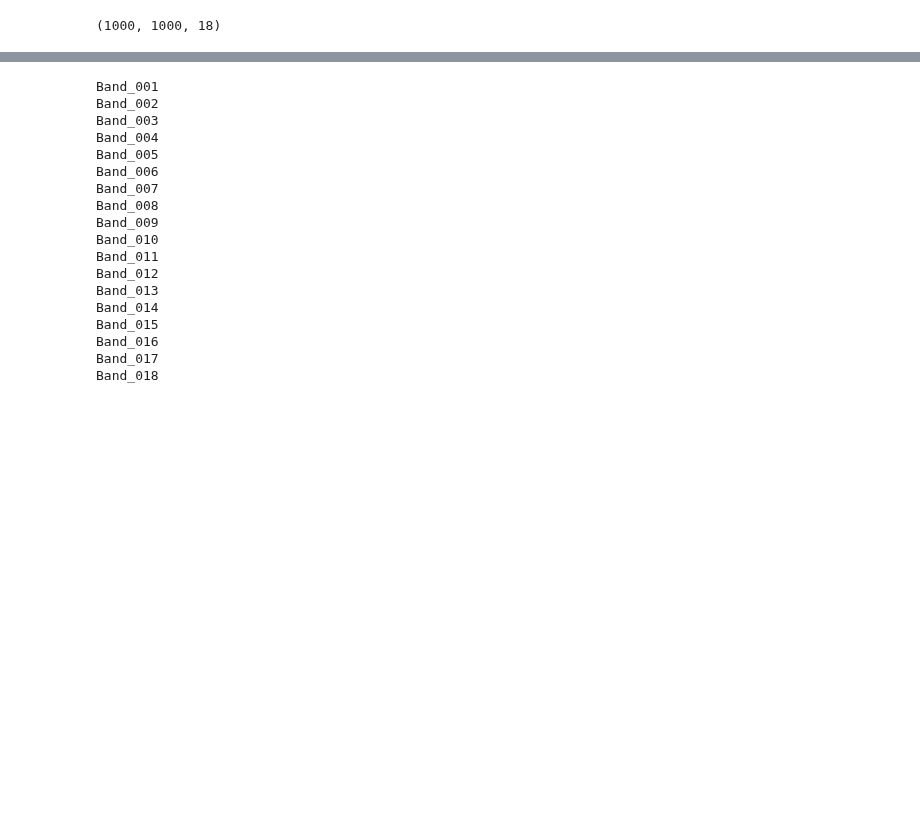
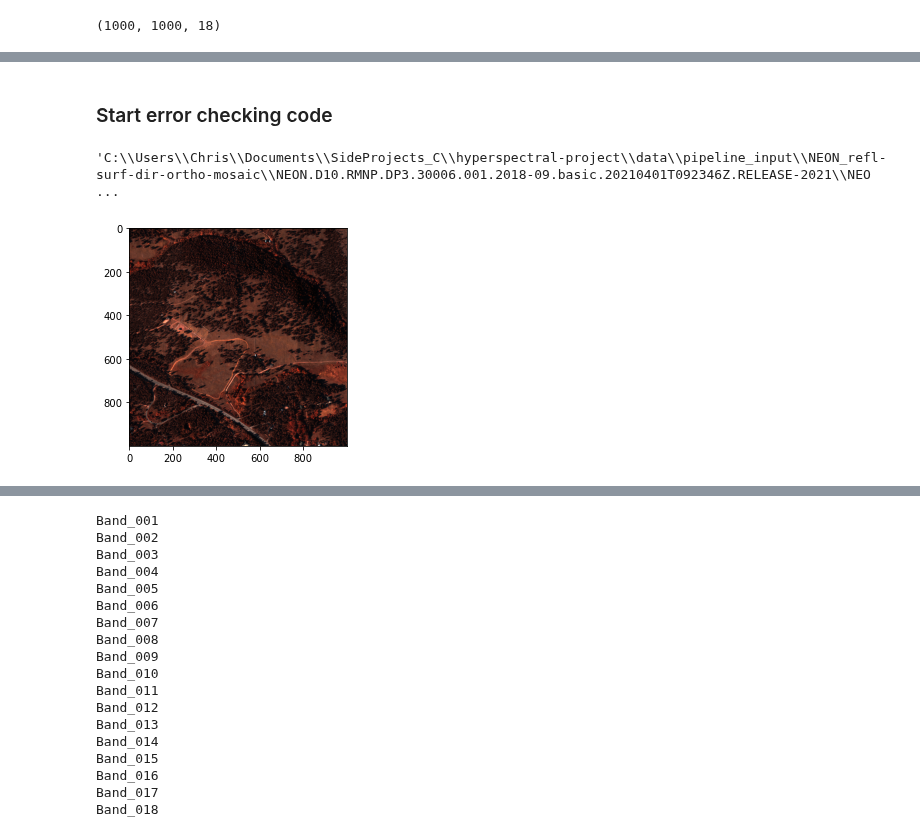
Before and after one commit to cjstewart/hyperspectral-project, a Jupyter notebook: notebooks/hdf5_to_GeoTIFF.ipynb, the cells around one changed output, grey strips where cells are left out. Drawn from its saved outputs; the diff is of its cells as text; code cells hidden in the pictures; blank space fills up the shorter version.

Commit message:
Adds some data validation inspection and early STAC geojson creation

```diff
--- a/notebooks/hdf5_to_GeoTIFF.ipynb
+++ b/notebooks/hdf5_to_GeoTIFF.ipynb
@@ -261,0 +294,10 @@ resamp_refl_array.shape
+# %% [markdown]
+### Start error checking code
+# %%
+input_file_dict[in_keys_ls[5]]
+# %% [output]
+'C:\\Users\\Chris\\Documents\\SideProjects_C\\hyperspectral-project\\data\\pipeline_input\\NEON_refl-surf-dir-ortho-mosaic\\NEON.D10.RMNP.DP3.30006.001.2018-09.basic.20210401T092346Z.RELEASE-2021\\NEO ...
+# %%
+downSampler.toRGB(refl_array, 'QA_vis1.png', mode=1)
+# %% [output]
+[figure, added]
```
Also changed, not shown: parts of 29 cells of this notebook, 1 other file.
